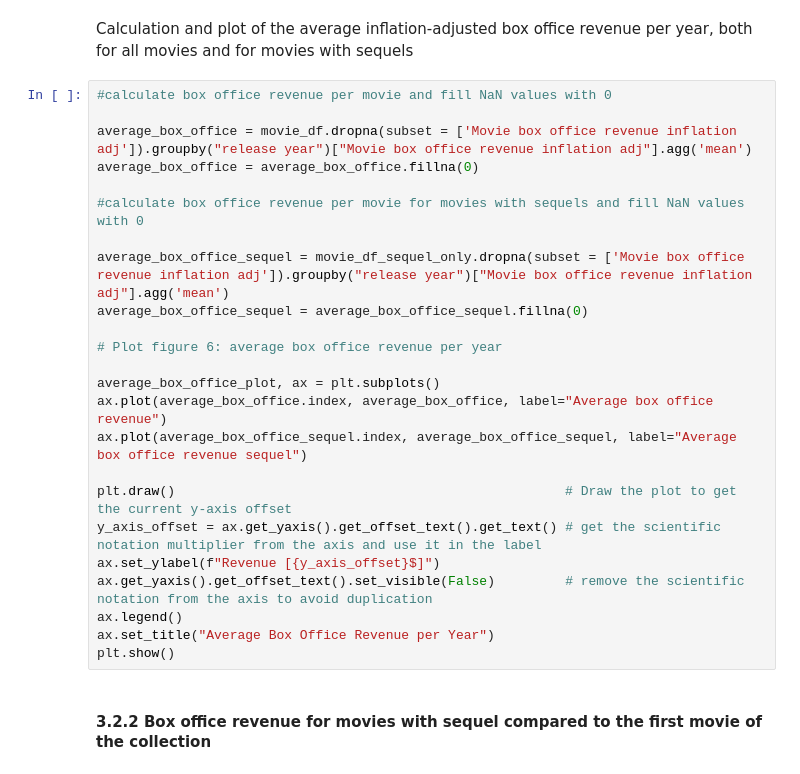
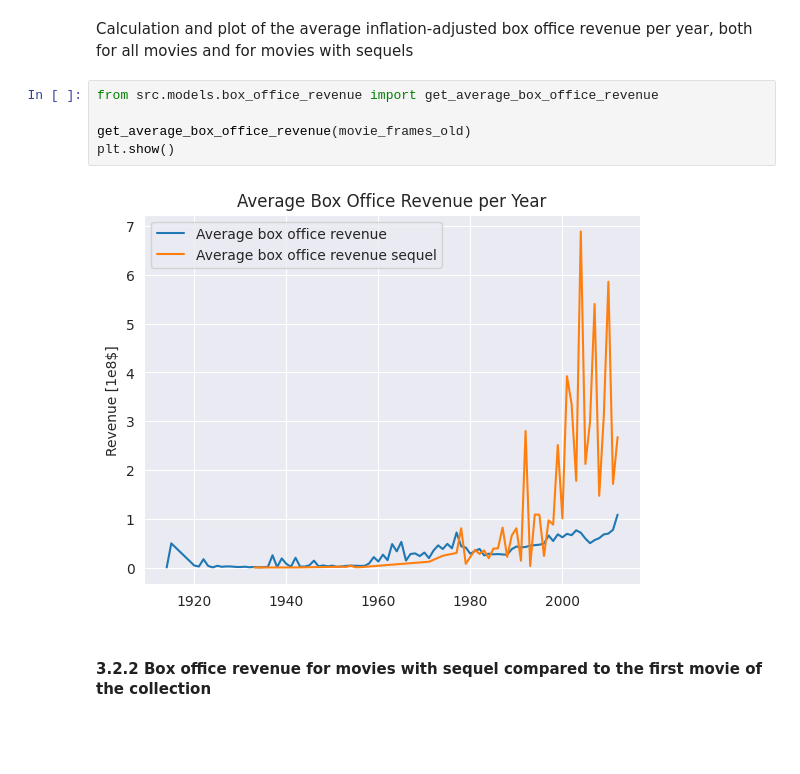
Before and after one commit to epfl-ada/ada-2024-project-onceuponatimeindata, a Jupyter notebook: dat_analysis.ipynb, the cells around one changed output. Saved outputs shown, nothing was run; the diff lists cells and outputs as text; blank space fills up the shorter version.

```diff
--- a/dat_analysis.ipynb
+++ b/dat_analysis.ipynb
@@ -127,28 +119,11 @@ plt.show()
 # %% [markdown]
 Calculation and plot of the average inflation-adjusted box office revenue per year, both for all movies and for movies with sequels
 # %%
-#calculate box office revenue per movie and fill NaN values with 0
+from src.models.box_office_revenue import get_average_box_office_revenue
 
-average_box_office = movie_df.dropna(subset = ['Movie box office revenue inflation adj']).groupby("release year")["Movie box office revenue inflation adj"].agg('mean')
-average_box_office = average_box_office.fillna(0)
-
-#calculate box office revenue per movie for movies with sequels and fill NaN values with 0
-
-average_box_office_sequel = movie_df_sequel_only.dropna(subset = ['Movie box office revenue inflation adj']).groupby("release year")["Movie box office revenue inflation adj"].agg('mean')
-average_box_office_sequel = average_box_office_sequel.fillna(0)
-
-# Plot figure 6: average box office revenue per year
-
-average_box_office_plot, ax = plt.subplots()
-ax.plot(average_box_office.index, average_box_office, label="Average box office revenue")
-ax.plot(average_box_office_sequel.index, average_box_office_sequel, label="Average box office revenue sequel")
-
-plt.draw()                                                  # Draw the plot to get the current y-axis offset
-y_axis_offset = ax.get_yaxis().get_offset_text().get_text() # get the scientific notation multiplier from the axis and use it in the label
-ax.set_ylabel(f"Revenue [{y_axis_offset}$]")
-ax.get_yaxis().get_offset_text().set_visible(False)         # remove the scientific notation from the axis to avoid duplication
-ax.legend()
-ax.set_title("Average Box Office Revenue per Year")
+get_average_box_office_revenue(movie_frames_old)
 plt.show()
+# %% [output]
+[figure, added]
 # %% [markdown]
 #### 3.2.2 Box office revenue for movies with sequel compared to the first movie of the collection
```
Also changed, not shown: parts of 20 cells of this notebook, 3 other files.
